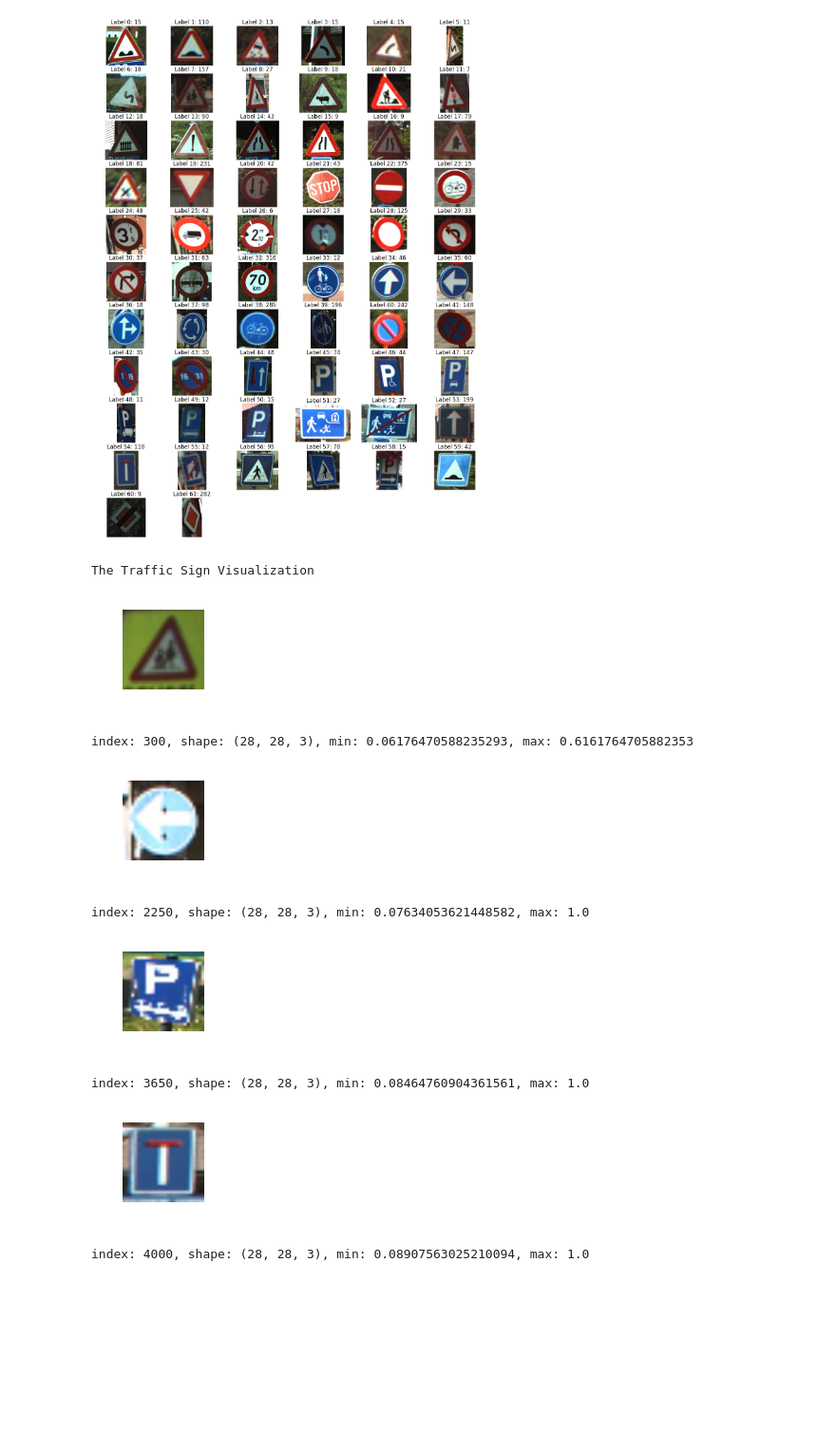
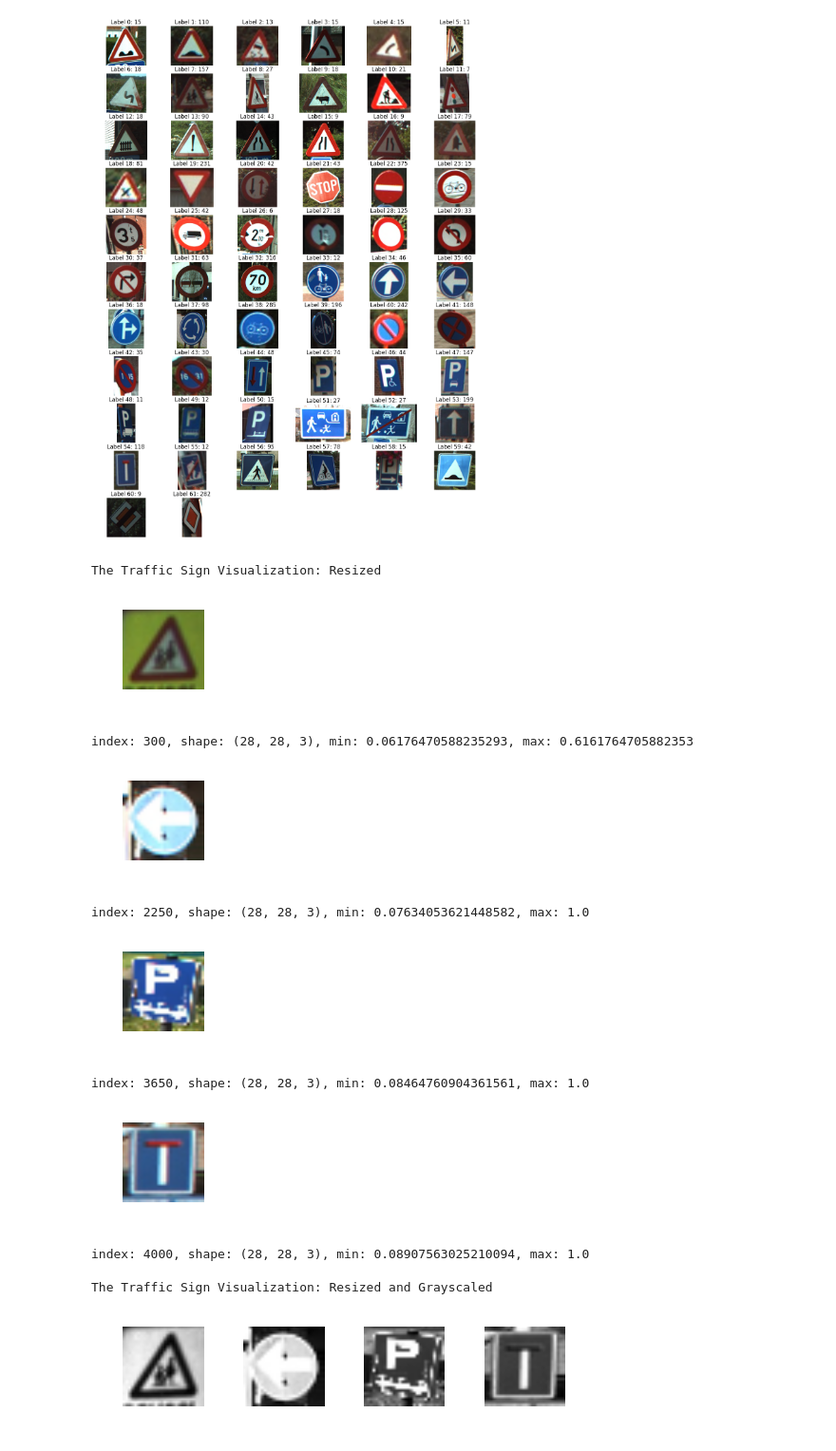
Before and after one commit to pfowenli/data-science-in-python, a Jupyter notebook: TensorFlow/tensorflow-for-beginners.ipynb, the cells around one changed output. Shown at 95% size. Saved outputs shown, nothing was run; the diff lists cells and outputs as text; code cells hidden in the pictures; blank space fills up the shorter version.

Commit message:
convert images to grayscale

```diff
--- a/TensorFlow/tensorflow-for-beginners.ipynb
+++ b/TensorFlow/tensorflow-for-beginners.ipynb
@@ -329,7 +329,7 @@ images28 = [transform.resize(img, (28, 28)) for img in images]
 
 ##################################################
 
-print("The Traffic Sign Visualization")
+print("The Traffic Sign Visualization: Resized")
 
 import matplotlib.pyplot as plt
 
@@ -348,7 +348,7 @@ for i in range(len(traffic_signs)):
                                                   images28[traffic_signs[i]].min(),
                                                   images28[traffic_signs[i]].max()))
 # %% [output]
-The Traffic Sign Visualization
+The Traffic Sign Visualization: Resized
 [figure]
 index: 300, shape: (28, 28, 3), min: 0.06176470588235293, max: 0.6161764705882353
 [figure]
@@ -357,3 +357,68 @@ index: 2250, shape: (28, 28, 3), min: 0.07634053621448582, max: 1.0
 index: 3650, shape: (28, 28, 3), min: 0.08464760904361561, max: 1.0
 [figure]
 index: 4000, shape: (28, 28, 3), min: 0.08907563025210094, max: 1.0
+# %%
+import os
+from skimage import data
+
+
+def load_data(data_directory):
+    directories = [d for d in os.listdir(data_directory)
+                   if os.path.isdir(os.path.join(data_directory, d))]
+    labels = []
+    images = []
+    for d in directories:
+        label_directory = os.path.join(data_directory, d)
+        file_names = [os.path.join(label_directory, f)
+                      for f in os.listdir(label_directory)
+                      if f.endswith(".ppm")]
+        for f in file_names:
+            images.append(data.imread(f))
+            labels.append(int(d))
+    return images, labels
+
+ROOT_PATH = "data"
+train_data_directory = os.path.join(ROOT_PATH, "TrafficSigns/Training")
+test_data_directory = os.path.join(ROOT_PATH, "TrafficSigns/Testing")
+
+images, labels = load_data(train_data_directory)
+
+
+##################################################
+
+from skimage import transform
+import numpy as np
+
+# rescale the images in images list
+images28 = [transform.resize(img, (28, 28)) for img in images]
+
+# convert images28 to an array
+images28 = np.array(images28)
+
+
+##################################################
+
+from skimage.color import rgb2gray
+
+# convert images28 to grayscale
+images28 = rgb2gray(images28)
+
+
+##################################################
+
+import matplotlib.pyplot as plt
+
+print("The Traffic Sign Visualization: Resized and Grayscaled")
+
+traffic_signs = [300, 2250, 3650, 4000]
+
+for i in range(len(traffic_signs)):
+    plt.subplot(1, 4, i+1)
+    plt.axis('off')
+    plt.imshow(images28[traffic_signs[i]], cmap="gray")
+    plt.subplots_adjust(wspace=0.5)
+
+plt.show()
+# %% [output]
+The Traffic Sign Visualization: Resized and Grayscaled
+[figure, added]
```
